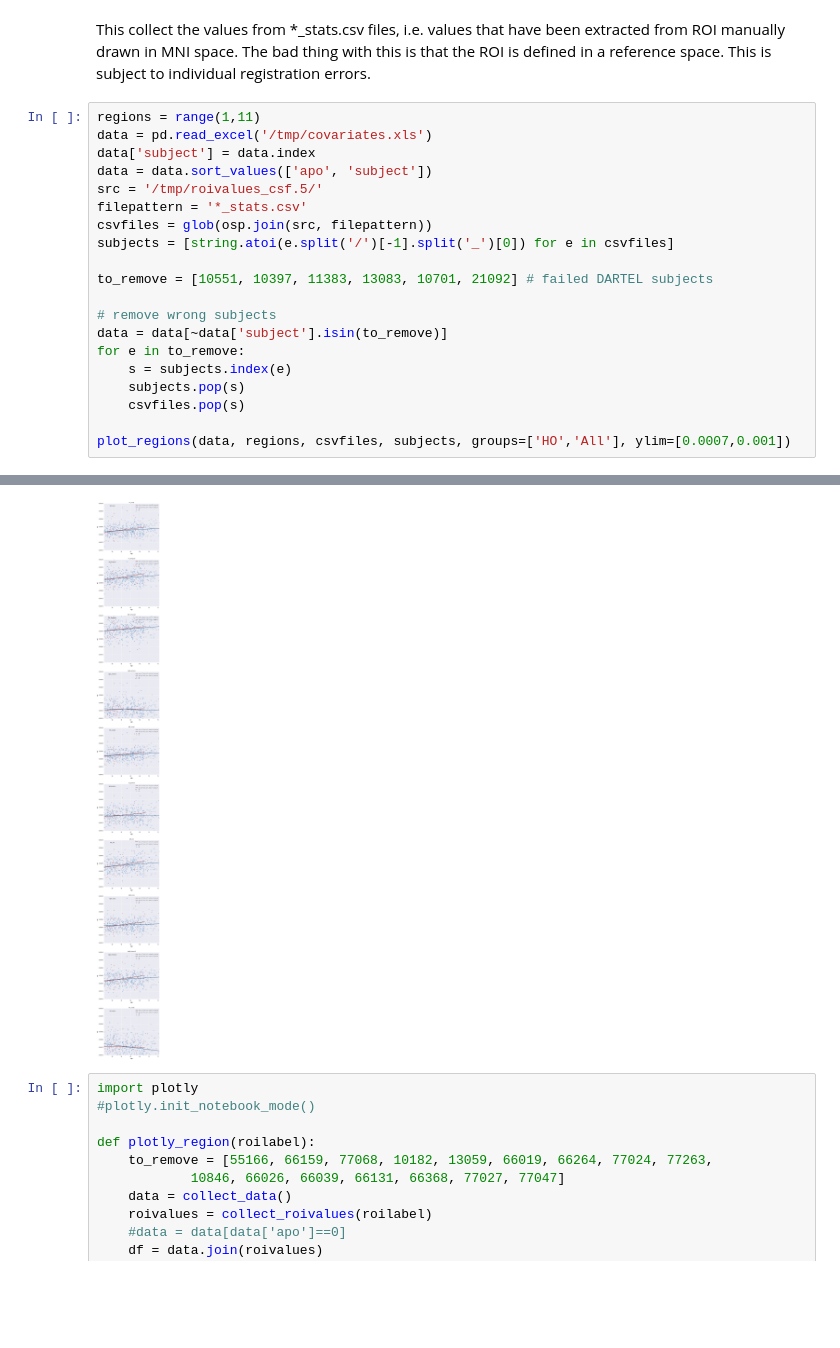
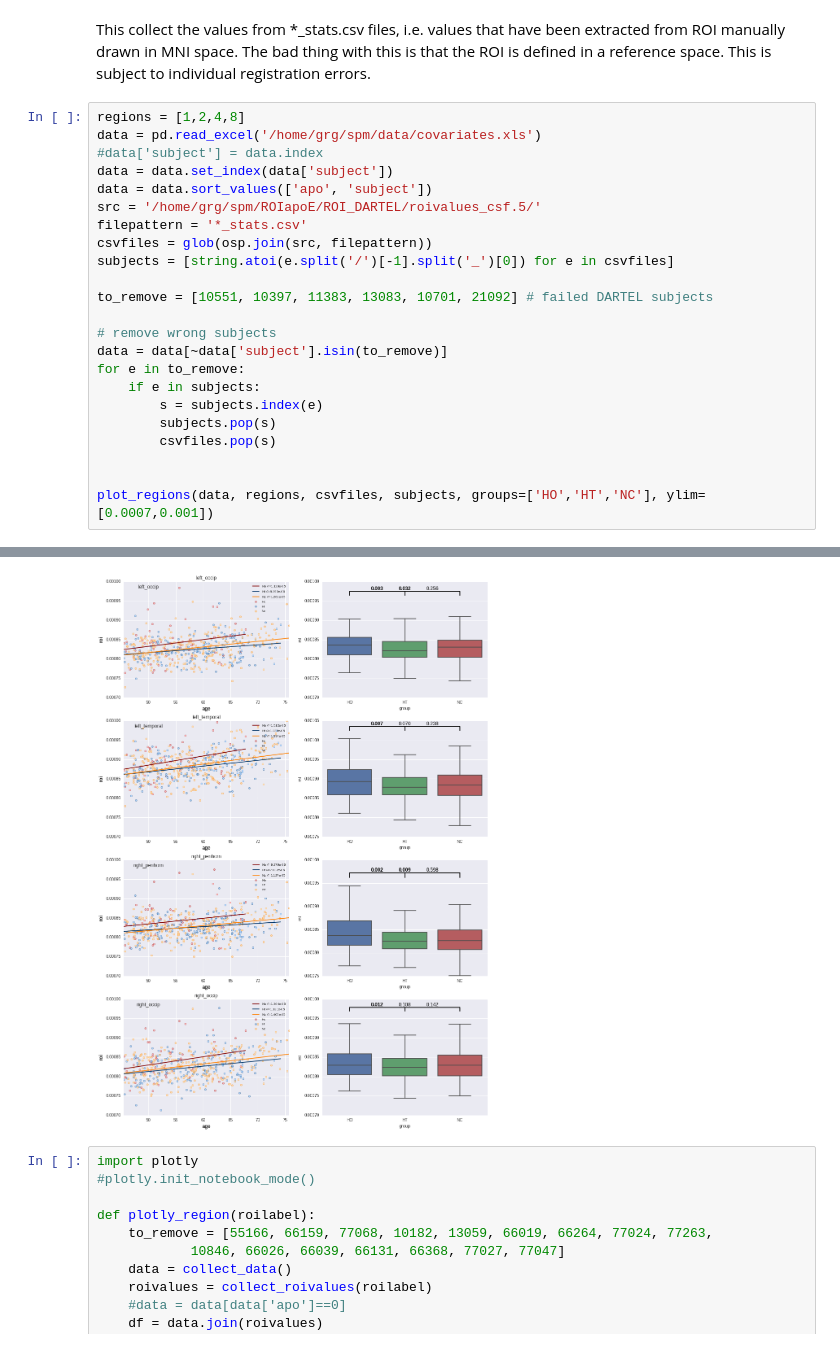
Before and after one commit to xgrg/alfa, a Jupyter notebook: notebooks/ROI analyses/ROI analysis (MNI space) DARTEL csf.5 (ROI DARTEL).ipynb, the cells around one changed output, grey strips where cells are left out. Cells and saved outputs as stored; diff of their text form; blank space fills up the shorter version.

```diff
--- a/notebooks/ROI analyses/ROI analysis (MNI space) DARTEL csf.5 (ROI DARTEL).ipynb
+++ b/notebooks/ROI analyses/ROI analysis (MNI space) DARTEL csf.5 (ROI DARTEL).ipynb
@@ -9,11 +9,12 @@ but the values have been extracted from ROI derived from a prior analysis done u
 This collect the values from \*\_stats.csv files, i.e. values that have been extracted from ROI manually drawn in MNI space.
 The bad thing with this is that the ROI is defined in a reference space. This is subject to individual registration errors.
 # %%
-regions = range(1,11)
-data = pd.read_excel('/tmp/covariates.xls')
-data['subject'] = data.index
+regions = [1,2,4,8]
+data = pd.read_excel('/home/grg/spm/data/covariates.xls')
+#data['subject'] = data.index
+data = data.set_index(data['subject'])
 data = data.sort_values(['apo', 'subject'])
-src = '/tmp/roivalues_csf.5/'
+src = '/home/grg/spm/ROIapoE/ROI_DARTEL/roivalues_csf.5/'
 filepattern = '*_stats.csv'
 csvfiles = glob(osp.join(src, filepattern))
 subjects = [string.atoi(e.split('/')[-1].split('_')[0]) for e in csvfiles]
@@ -23,11 +24,13 @@ to_remove = [10551, 10397, 11383, 13083, 10701, 21092] # failed DARTEL subjects
 # remove wrong subjects
 data = data[~data['subject'].isin(to_remove)]
 for e in to_remove:
-    s = subjects.index(e)
-    subjects.pop(s)
-    csvfiles.pop(s)
+    if e in subjects:
+        s = subjects.index(e)
+        subjects.pop(s)
+        csvfiles.pop(s)
 
-plot_regions(data, regions, csvfiles, subjects, groups=['HO','All'], ylim=[0.0007,0.001])
+
+plot_regions(data, regions, csvfiles, subjects, groups=['HO','HT','NC'], ylim=[0.0007,0.001])
 # %% [output]
 WARNING: using default values for labels
 {1: 'left_occip', 2: 'left_temporal', 3: 'left_temporal2', 4: 'right_perihorn', 5: 'left_occip2', 6: 'left_perihorn', 7: 'left_wm', 8: 'right_occip', 9: 'right_temporal', 10: 'left_insula'}
@@ -49,4 +52,4 @@ Region: left_insula - Fitting order: 1 - Formula: roi ~ 1 + age
-[figure, old version]
+[figure, new version]
 # %%
 import plotly
 #plotly.init_notebook_mode()
```
Also changed, not shown: parts of 1 cell of this notebook, 7 other files.
